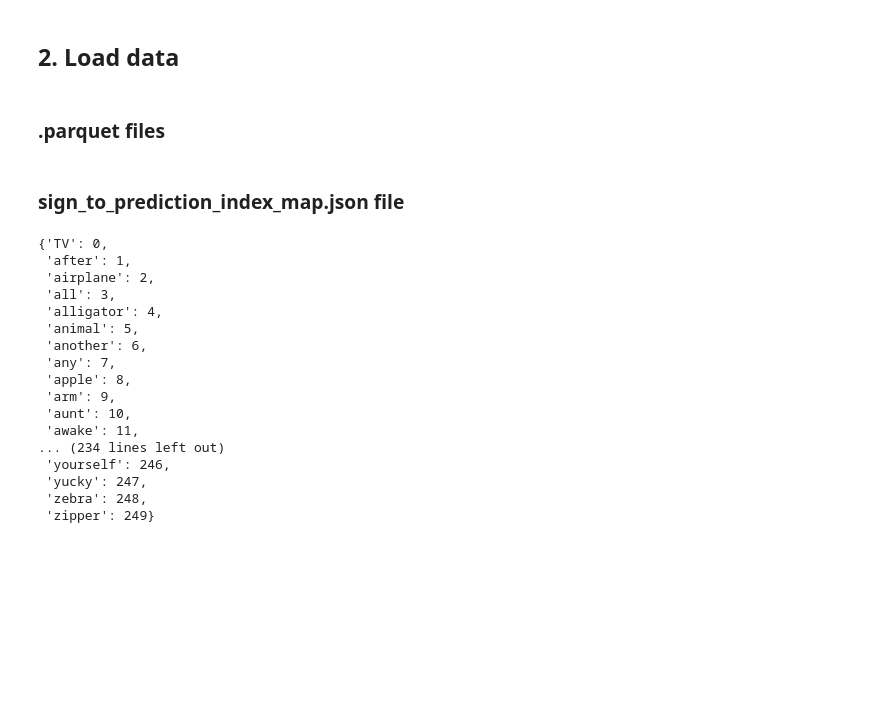
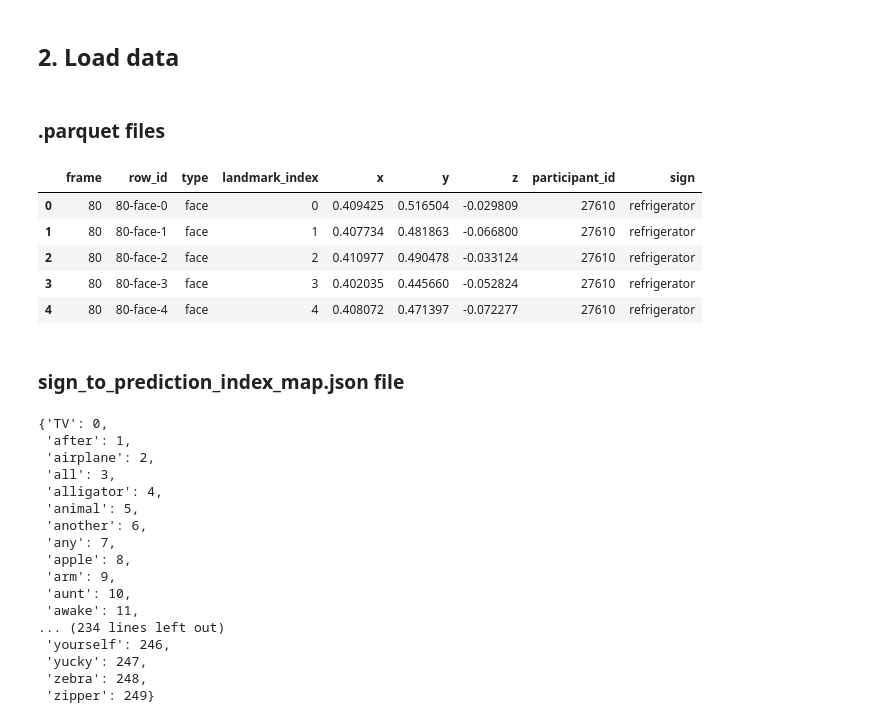
Before and after one commit to vosmani36/Capstone_Project_SignMeUp, a Jupyter notebook: notebooks/Project_Notebook_v0.ipynb, the cells around one changed output. Saved outputs shown, nothing was run; the diff lists cells and outputs as text; code cells hidden in the pictures; blank space fills up the shorter version.

Commit message:
moved running modes, started parquet data cleaning

```diff
--- a/notebooks/Project_Notebook_v0.ipynb
+++ b/notebooks/Project_Notebook_v0.ipynb
@@ -280,3 +275,8 @@ kaggle competitions download -c asl-signs
+# %%
+MODE = 'interactive' # uses only 0.01 % of the whole dataset
+#MODE = 'full' # uses the whole dataset
+
+LOAD_PARQUET = 1 # 0: disables, 1: enables loading of parquet files
 # %% [markdown]
 # Imports
 # %%
@@ -668,3 +667,14 @@ df = load_parquet_files_from_csv(LOAD_PARQUET, df_csv)
+# %%
+# load all parquet files from a train.csv dataframe into a new dataframe and add information frmo train.csv dataframe
+df = load_parquet_files_from_csv(LOAD_PARQUET, df_csv)
+df.head()
+# %% [output]
+|  | frame | row_id | type | landmark_index | x | y | z | participant_id | sign |
+| 0 | 80 | 80-face-0 | face | 0 | 0.409425 | 0.516504 | -0.029809 | 27610 | refrigerator |
+| 1 | 80 | 80-face-1 | face | 1 | 0.407734 | 0.481863 | -0.066800 | 27610 | refrigerator |
+| 2 | 80 | 80-face-2 | face | 2 | 0.410977 | 0.490478 | -0.033124 | 27610 | refrigerator |
+| 3 | 80 | 80-face-3 | face | 3 | 0.402035 | 0.445660 | -0.052824 | 27610 | refrigerator |
+| 4 | 80 | 80-face-4 | face | 4 | 0.408072 | 0.471397 | -0.072277 | 27610 | refrigerator |
 # %% [markdown]
 ### sign_to_prediction_index_map.json file
 # %%
```
Also changed, not shown: parts of 24 cells of this notebook.
